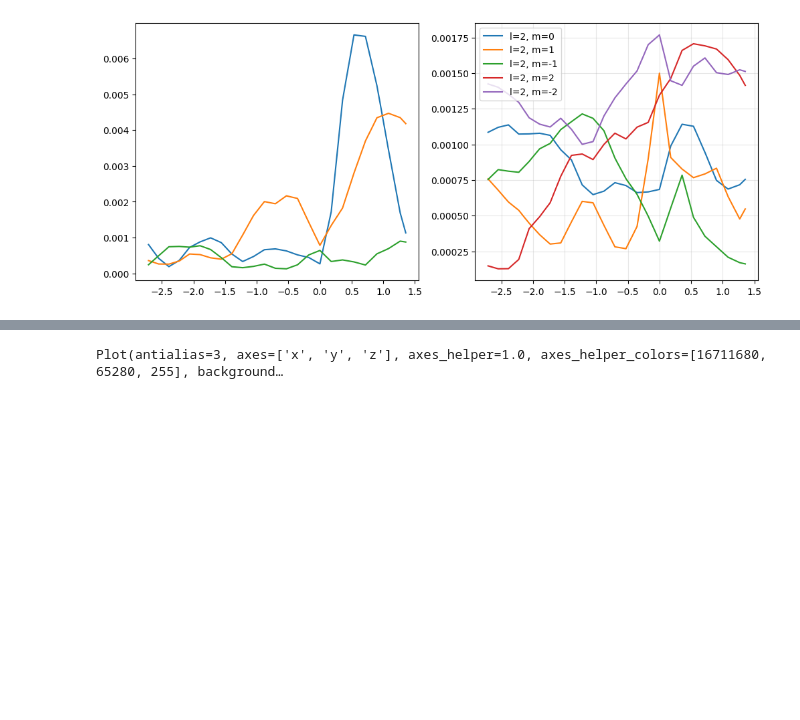
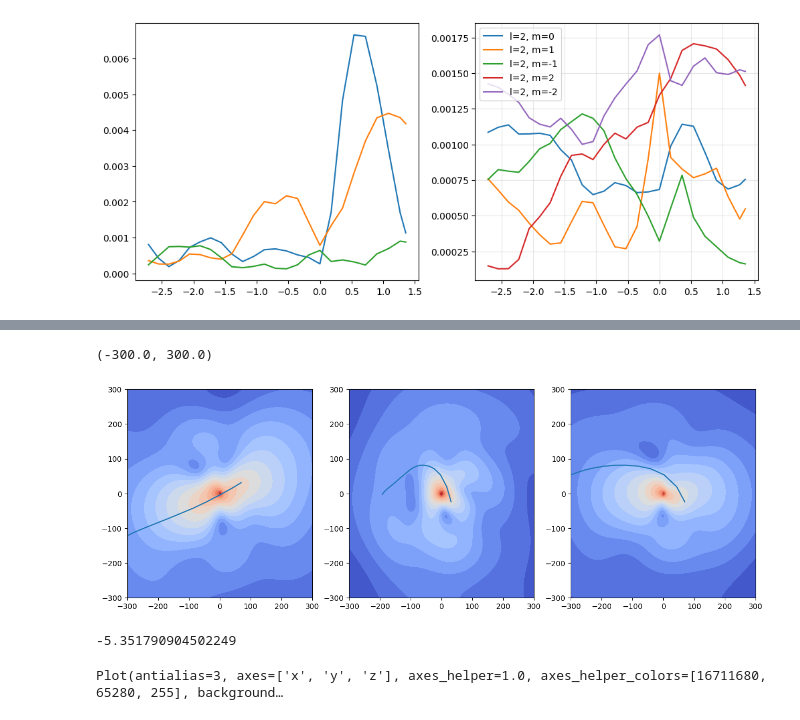
Before and after one commit to jngaravitoc/EXPcosmosims, a Jupyter notebook: notebooks/symphony/Symphony mssa halo 719.ipynb, the cells around one changed output, grey strips where cells are left out. Cells and saved outputs as stored; diff of their text form; code cells hidden in the pictures; blank space fills up the shorter version.

```diff
--- a/notebooks/symphony/Symphony mssa halo 719.ipynb
+++ b/notebooks/symphony/Symphony mssa halo 719.ipynb
@@ -149,3 +173,20 @@ ax[2].contourf(grid_XZ[0], grid_XZ[1], (dens_XZ/dens0_XZ), cmap='coolwarm', leve
+# %%
+fig, ax = plt.subplots(1, 3, figsize=(15,5))
+ax[0].contourf(grid_XY[0], grid_XY[1], np.log10(dens_XY), cmap='coolwarm', levels=20)
+ax[1].contourf(grid_YZ[0], grid_YZ[1], np.log10(dens_YZ), cmap='coolwarm', levels=20)
+ax[2].contourf(grid_XZ[0], grid_XZ[1], np.log10(dens_XZ), cmap='coolwarm', levels=20)
+ax[0].plot(xyz[:20,0], xyz[:20,1])
+ax[1].plot(xyz[:20,1], xyz[:20,2])
+ax[2].plot(xyz[:20,0], xyz[:20,2])
+ax[0].set_xlim(-300, 300)
+ax[0].set_ylim(-300, 300)
+ax[1].set_xlim(-300, 300)
+ax[1].set_ylim(-300, 300)
+ax[2].set_xlim(-300, 300)
+ax[2].set_ylim(-300, 300)
+# %% [output]
+(-300.0, 300.0)
+[figure, added]
 # %%
 dens3D_all = np.zeros((25, 40, 40, 40))
 dens03D_all = np.zeros((25, 40, 40, 40))
@@ -157,3 +205,7 @@ for t in range(25):
+# %%
+np.max(np.log10(fall_all))
+# %% [output]
+-5.351790904502249
 # %%
 rend3D = EXPtools.visuals.field3Drender((np.abs(dens3D_all)/np.abs(dens03D_all)) - 1,
                                         contour_ranges=[[-0.8, 0.8],[-0.2, 0.2]],
```
Also changed, not shown: parts of 13 cells of this notebook.
